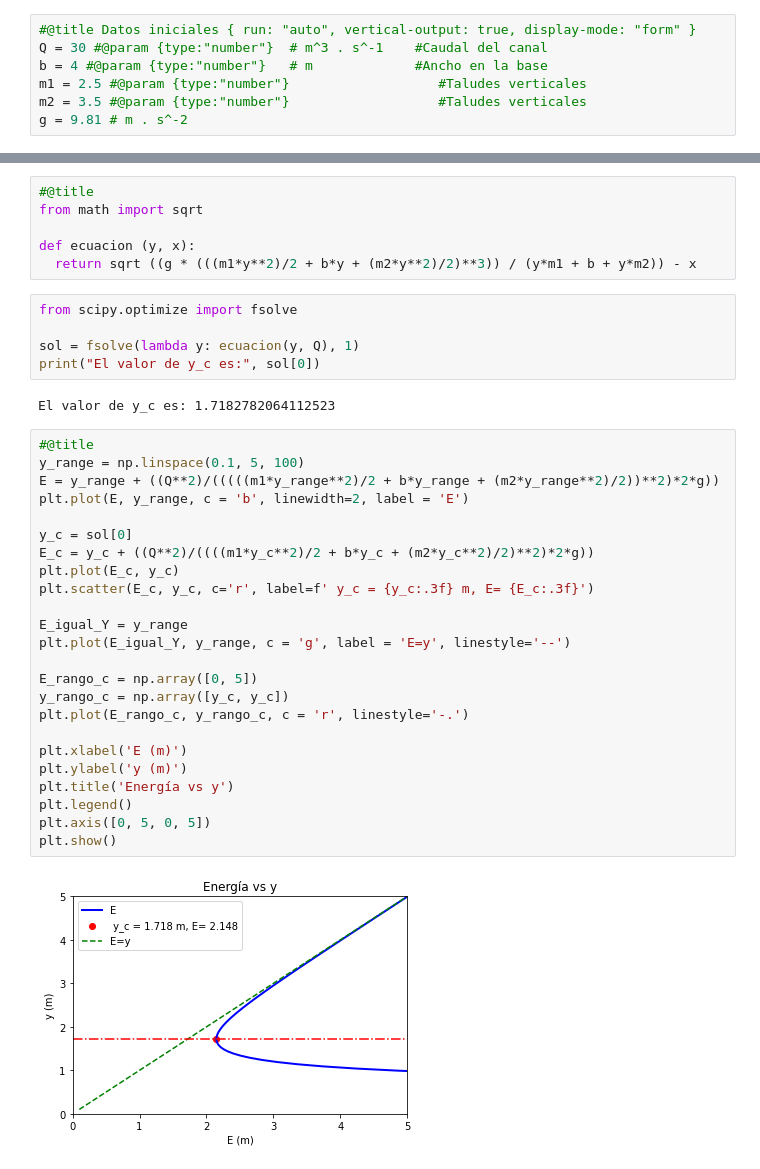
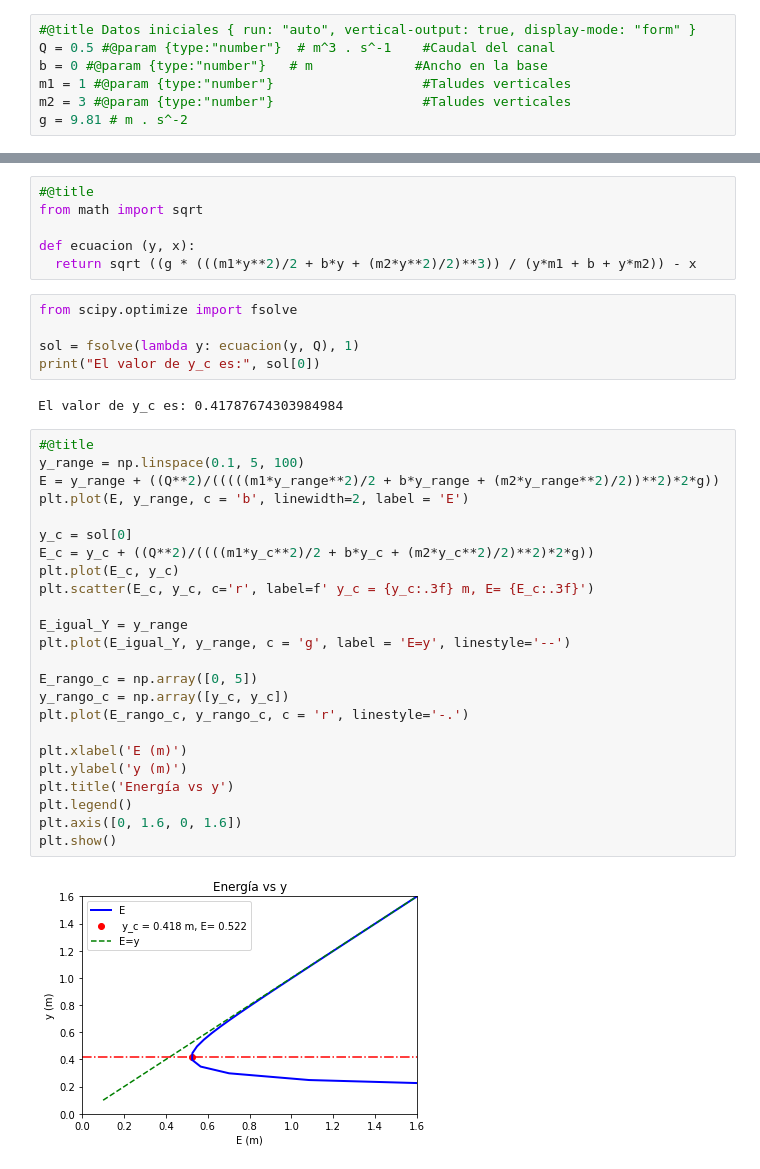
Before and after one commit to jaoviedoc/Estructuras_Hidraulicas, a Jupyter notebook: Calcular_Y_c.ipynb, the cells around one changed output, grey strips where cells are left out. Saved outputs shown, nothing was run; the diff lists cells and outputs as text.

```diff
--- a/Calcular_Y_c.ipynb
+++ b/Calcular_Y_c.ipynb
@@ -7,10 +7,10 @@ import matplotlib.pyplot as plt
 import numpy as np
 # %%
 #@title Datos iniciales { run: "auto", vertical-output: true, display-mode: "form" }
-Q = 30 #@param {type:"number"}  # m^3 . s^-1    #Caudal del canal
-b = 4 #@param {type:"number"}   # m             #Ancho en la base
-m1 = 2.5 #@param {type:"number"}                   #Taludes verticales
-m2 = 3.5 #@param {type:"number"}                   #Taludes verticales
+Q = 0.5 #@param {type:"number"}  # m^3 . s^-1    #Caudal del canal
+b = 0 #@param {type:"number"}   # m             #Ancho en la base
+m1 = 1 #@param {type:"number"}                   #Taludes verticales
+m2 = 3 #@param {type:"number"}                   #Taludes verticales
 g = 9.81 # m . s^-2
 # %%
 #@title
@@ -81,30 +81,30 @@ from scipy.optimize import fsolve
 sol = fsolve(lambda y: ecuacion(y, Q), 1)
 print("El valor de y_c es:", sol[0])
 # %% [output]
-El valor de y_c es: 1.7182782064112523
+El valor de y_c es: 0.41787674303984984
 # %%
 #@title
 y_range = np.linspace(0.1, 5, 100)
 E = y_range + ((Q**2)/(((((m1*y_range**2)/2 + b*y_range + (m2*y_range**2)/2))**2)*2*g))
 plt.plot(E, y_range, c = 'b', linewidth=2, label = 'E')
 
 y_c = sol[0]
 E_c = y_c + ((Q**2)/((((m1*y_c**2)/2 + b*y_c + (m2*y_c**2)/2)**2)*2*g))
 plt.plot(E_c, y_c)
 plt.scatter(E_c, y_c, c='r', label=f' y_c = {y_c:.3f} m, E= {E_c:.3f}')
 
 E_igual_Y = y_range
 plt.plot(E_igual_Y, y_range, c = 'g', label = 'E=y', linestyle='--')
 
 E_rango_c = np.array([0, 5])
 y_rango_c = np.array([y_c, y_c])
 plt.plot(E_rango_c, y_rango_c, c = 'r', linestyle='-.')
 
 plt.xlabel('E (m)')
 plt.ylabel('y (m)')
 plt.title('Energía vs y')
 plt.legend()
-plt.axis([0, 5, 0, 5])
+plt.axis([0, 1.6, 0, 1.6])
 plt.show()
 # %% [output]
-[figure, old version]
+[figure, new version]
```
Also changed, not shown: parts of 1 cell of this notebook.
